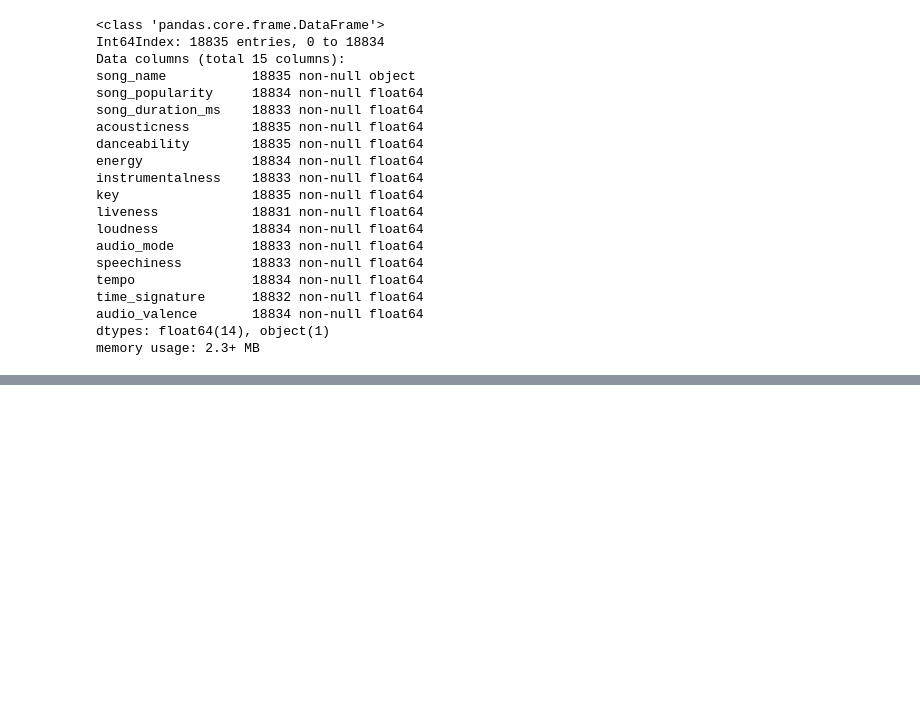
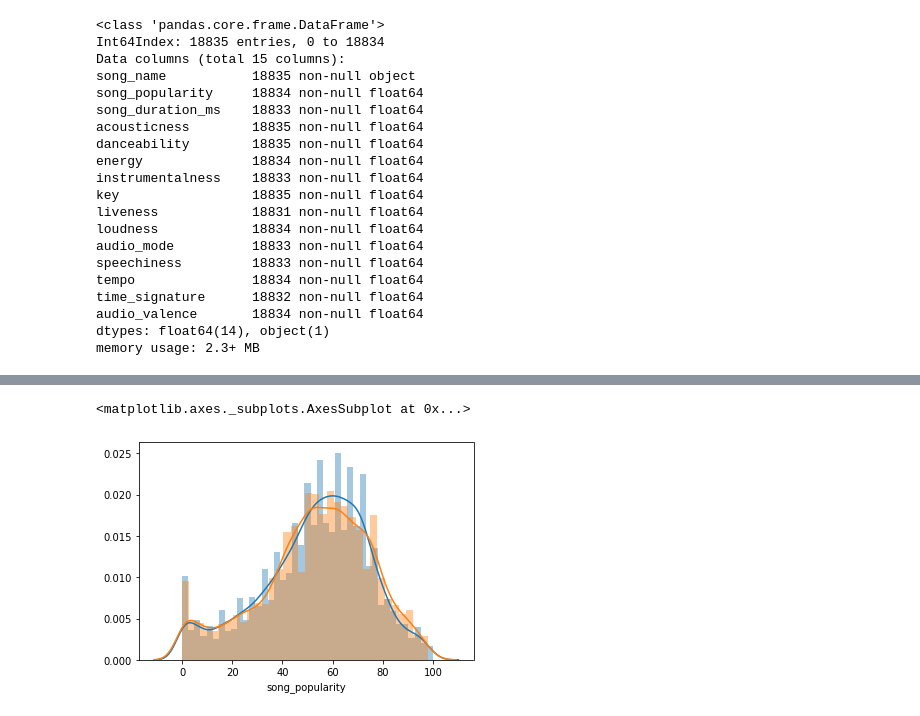
Before and after one commit to guissalustiano/data-analyse-turing, a Jupyter notebook: Analise.ipynb, the cells around one changed output, grey strips where cells are left out. Drawn from its saved outputs; the diff is of its cells as text; code cells hidden in the pictures; blank space fills up the shorter version.

```diff
--- a/Analise.ipynb
+++ b/Analise.ipynb
@@ -226,0 +238,6 @@ memory usage: 2.3+ MB
+# %%
+sns.distplot(df[df['audio_mode'] == 1]['song_popularity'].dropna())
+sns.distplot(df[df['audio_mode'] == 0]['song_popularity'].dropna())
+# %% [output]
+<matplotlib.axes._subplots.AxesSubplot at 0x...>
+[figure, added]
```
Also changed, not shown: parts of 6 cells of this notebook.
